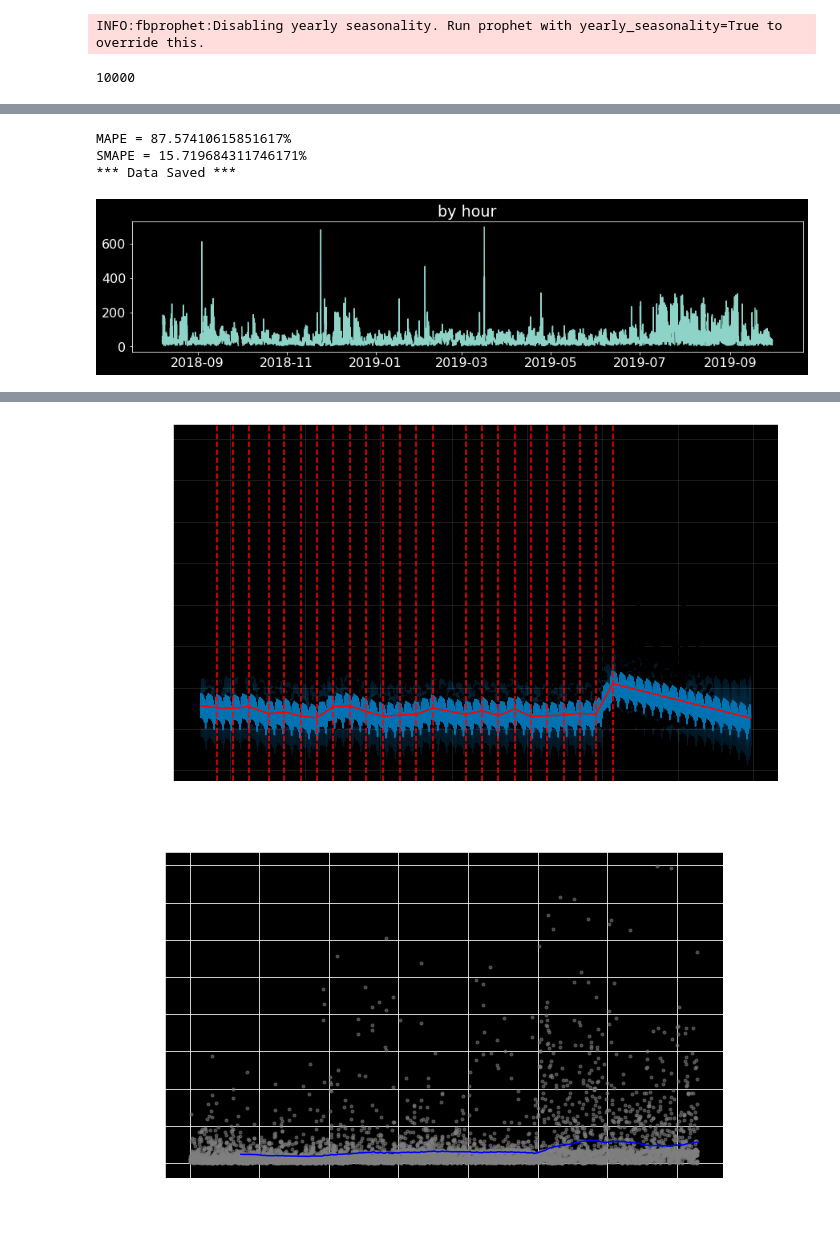
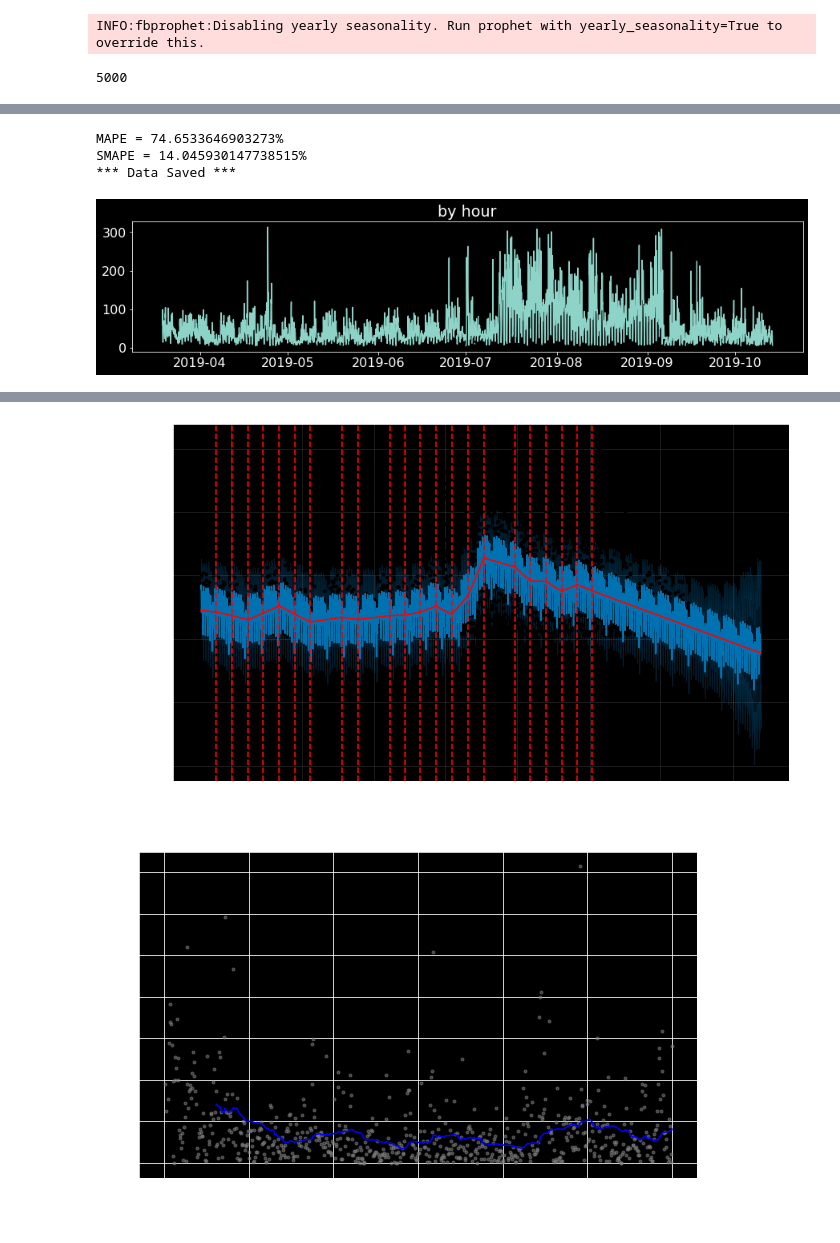
Before and after one commit to aety/insight, a Jupyter notebook: RATP/air/pickleToData_PROPHET_hourly.ipynb, the cells around one changed output, grey strips where cells are left out. Saved outputs shown, nothing was run; the diff lists cells and outputs as text; code cells hidden in the pictures.

Commit message:
re-ran forecast with new data

```diff
--- a/RATP/air/pickleToData_PROPHET_hourly.ipynb
+++ b/RATP/air/pickleToData_PROPHET_hourly.ipynb
@@ -5,7 +5,7 @@ import pandas as pd
 import numpy as np
 
 SMAPE_arr = []
-nSampleArr = [5000,10000,15000,20000,25000,30000,35000,40000,45000]
+nSampleArr = [5000,10000,15000,20000,25000,30000,35000]
 
 for i in nSampleArr:
 
@@ -47,8 +47,9 @@ for i in nSampleArr:
 
     # PROPHET validation
     from fbprophet.diagnostics import cross_validation
-    horInt = int(365*i/50000)
-    df_cv = cross_validation(m, horizon = str(horInt) + ' days') # horizon: forecast ; initial: training (default: 3x horizon);
+    horInt = int(180*i/45000)
+    df_cv = cross_validation(m, initial = str(int(i/24-30)) + ' days', period = '180 days', horizon = '30 days')
+                             #horizon = str(horInt) + ' days') # horizon: forecast ; initial: training (default: 3x horizon);
     df_cv.head()
 
     # Performance metrics
@@ -155,7 +123,7 @@ import pandas as pd
 import numpy as np
 
 SMAPE_arr = []
-nSampleArr = [10000]
+nSampleArr = [5000]
 
 for i in nSampleArr:
 
@@ -197,8 +165,7 @@ for i in nSampleArr:
 
     # PROPHET validation
     from fbprophet.diagnostics import cross_validation
-    horInt = int(365*i/50000)
-    df_cv = cross_validation(m, horizon = str(horInt) + ' days') # horizon: forecast ; initial: training (default: 3x horizon);
+    df_cv = cross_validation(m, initial = str(int(i/24-30)) + ' days', period = '180 days', horizon = '30 days') # horizon: forecast ; initial: training (default: 3x horizon);
     df_cv.head()
 
     # Performance metrics
@@ -233,4 +200,4 @@ forecast.to_pickle("franklin-d-roosevelt/PM10_hourly_forecast.pkl")
 print("*** Data Saved ***")
 # %% [output]
 INFO:fbprophet:Disabling yearly seasonality. Run prophet with yearly_seasonality=True to override this.
-10000
+5000
@@ -238,4 +205,4 @@ INFO:fbprophet:Making 4 forecasts with cutoffs between 2019-03-31 07:00:00 and 2
-MAPE = 87.57410615851617%
-SMAPE = 15.719684311746171%
+MAPE = 74.6533646903273%
+SMAPE = 14.045930147738515%
 *** Data Saved ***
-[figure, old version]
+[figure, new version]
@@ -244,2 +211,2 @@ SMAPE = 15.719684311746171%
-[figure, old version]
+[figure, new version]
-[figure, old version]
+[figure, new version]
```
Also changed, not shown: parts of 4 cells of this notebook, 27 other files.
